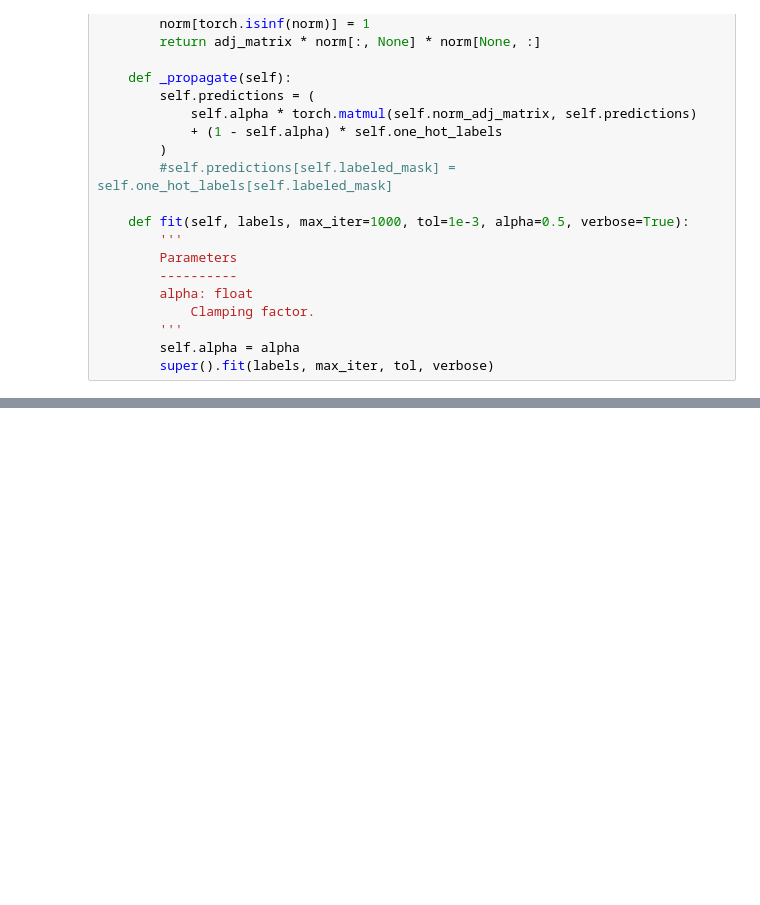
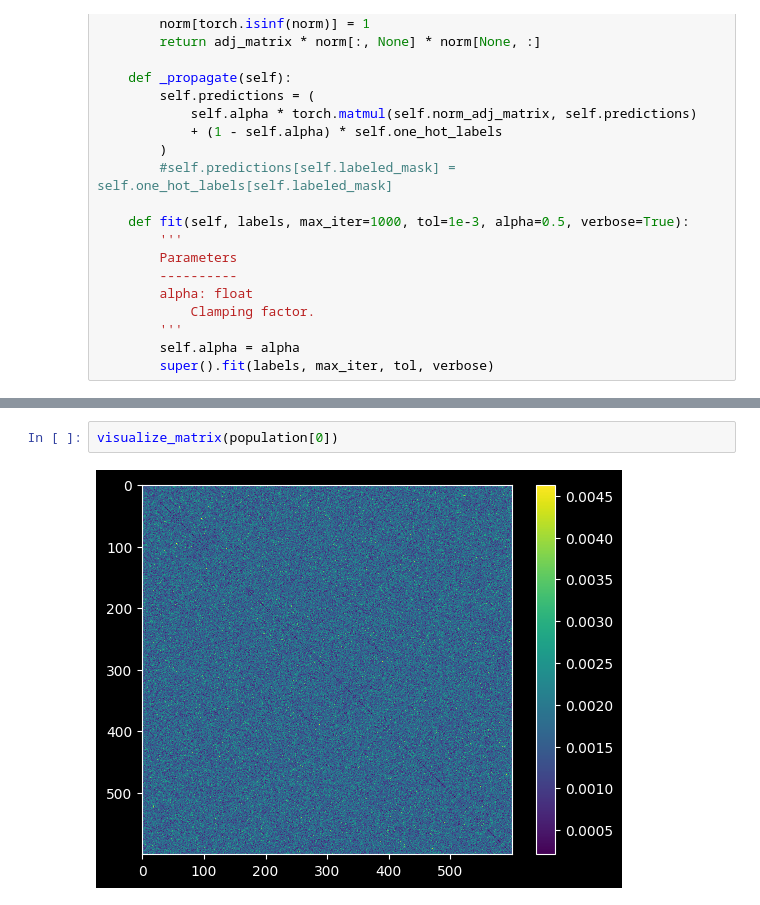
Before and after one commit to georgeVlc/thesis, a Jupyter notebook: loop.ipynb, the cells around one changed output, grey strips where cells are left out. Cells and saved outputs as stored; diff of their text form; blank space fills up the shorter version.

```diff
--- a/loop.ipynb
+++ b/loop.ipynb
@@ -421,3 +453,7 @@ for i in range(epochs):
+# %%
+visualize_matrix(population[0])
+# %% [output]
+[figure, added]
 # %%
 import matplotlib.pyplot as plt
 
```
Also changed, not shown: parts of 19 cells of this notebook, 5 other files.
